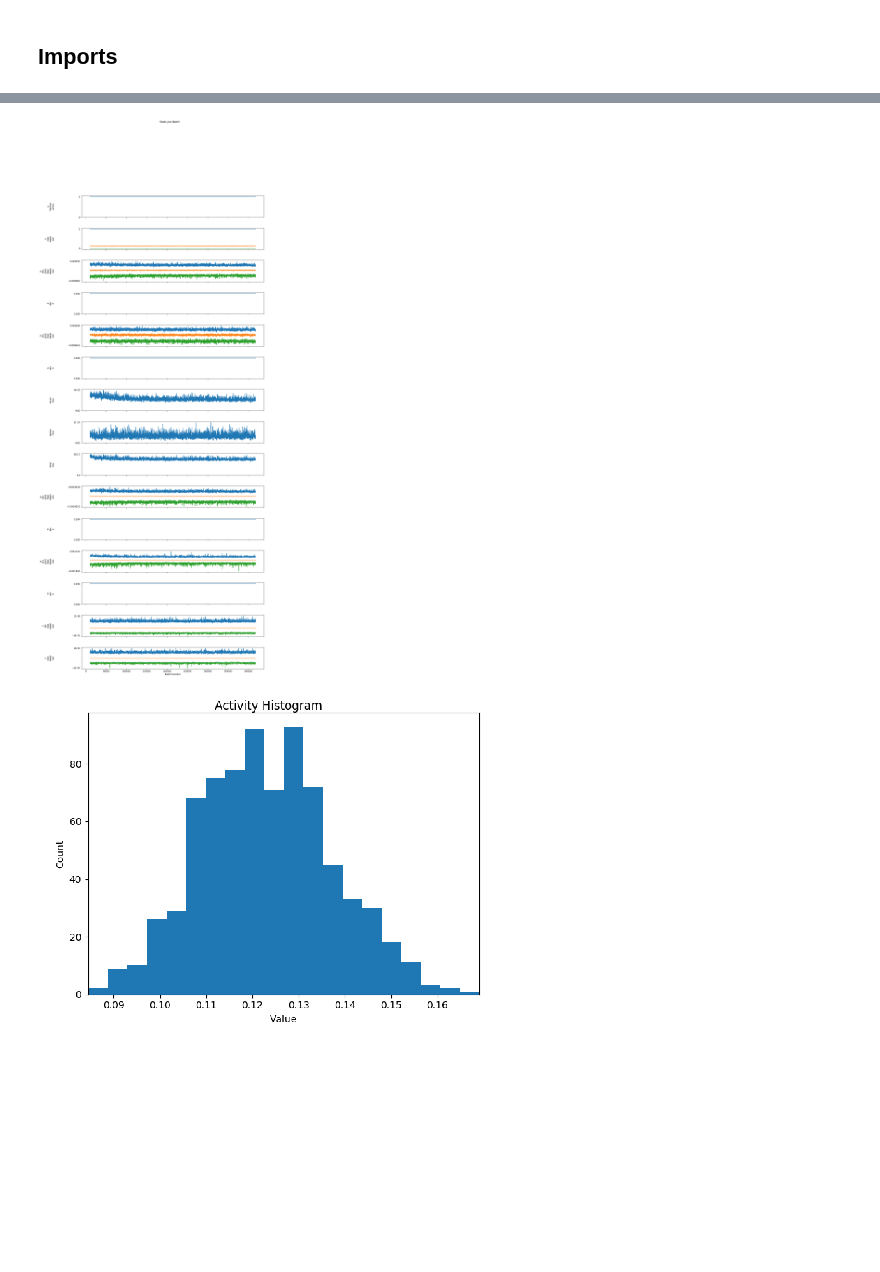
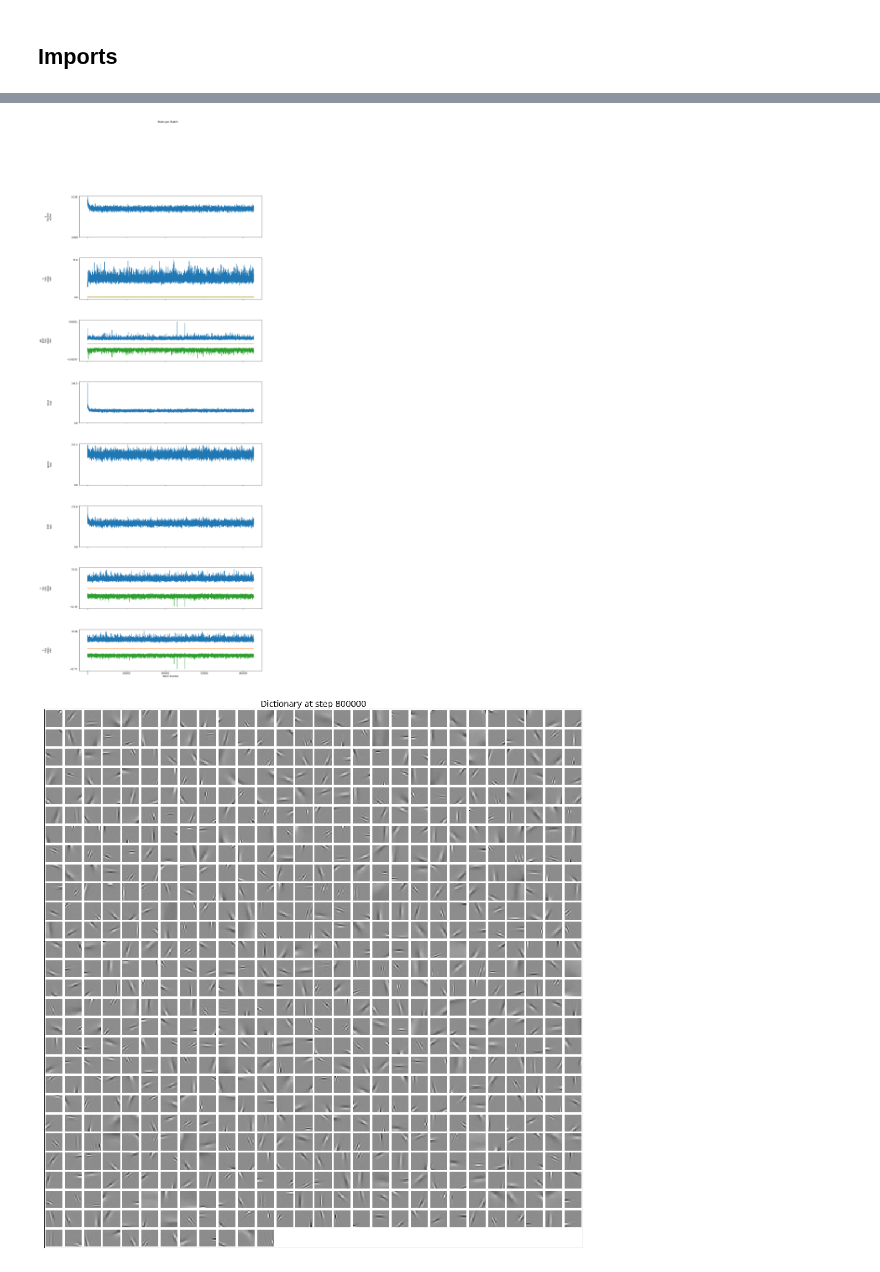
Before and after one commit to dpaiton/DeepSparseCoding, a Jupyter notebook: monitor_train.ipynb, the cells around one changed output, grey strips where cells are left out. Cells and saved outputs as stored; diff of their text form; code cells hidden in the pictures; blank space fills up the shorter version.

```diff
--- a/monitor_train.ipynb
+++ b/monitor_train.ipynb
@@ -19,10 +17,11 @@ import analysis.analysis_picker as ap
 from utils.logger import Logger
 # %%
 params = {
-  #"model_type": "lca",
+  "model_type": "lca",
   #"model_name": "lca_mnist",
-  "model_type": "sigmoid_autoencoder",
-  "model_name": "sigmoid_autoencoder",
+  "model_name": "lca_vh",
+  #"model_type": "sigmoid_autoencoder",
+  #"model_name": "sigmoid_autoencoder_reboot",
   #"model_type": "gdn_autoencoder",
   #"model_name": "gdn_autoencoder_ent",
   #"model_type": "conv_gdn_autoencoder",
@@ -80,7 +79,7 @@ model_stats = logger.read_stats(log_text)
 #  "total loss"]
 #stats_fig = pf.plot_stats(model_stats, keys=keys, labels=labels, figsize=(15,40))
 
-stats_fig = pf.plot_stats(model_stats, start_index=100, figsize=(15,40))
+stats_fig = pf.plot_stats(model_stats, start_index=0, figsize=(15,40))
 
 activity_details = "act_hist_v"+model_params["version"]
 activity_files = [file for file in vis_files if activity_details in file]
@@ -213,2 +212,2 @@ Current step:  400000
-[figure, old version]
+[figure, new version]
-[figure, old version]
+[figure, new version]
```
Also changed, not shown: parts of 2 cells of this notebook, 9 other files.
